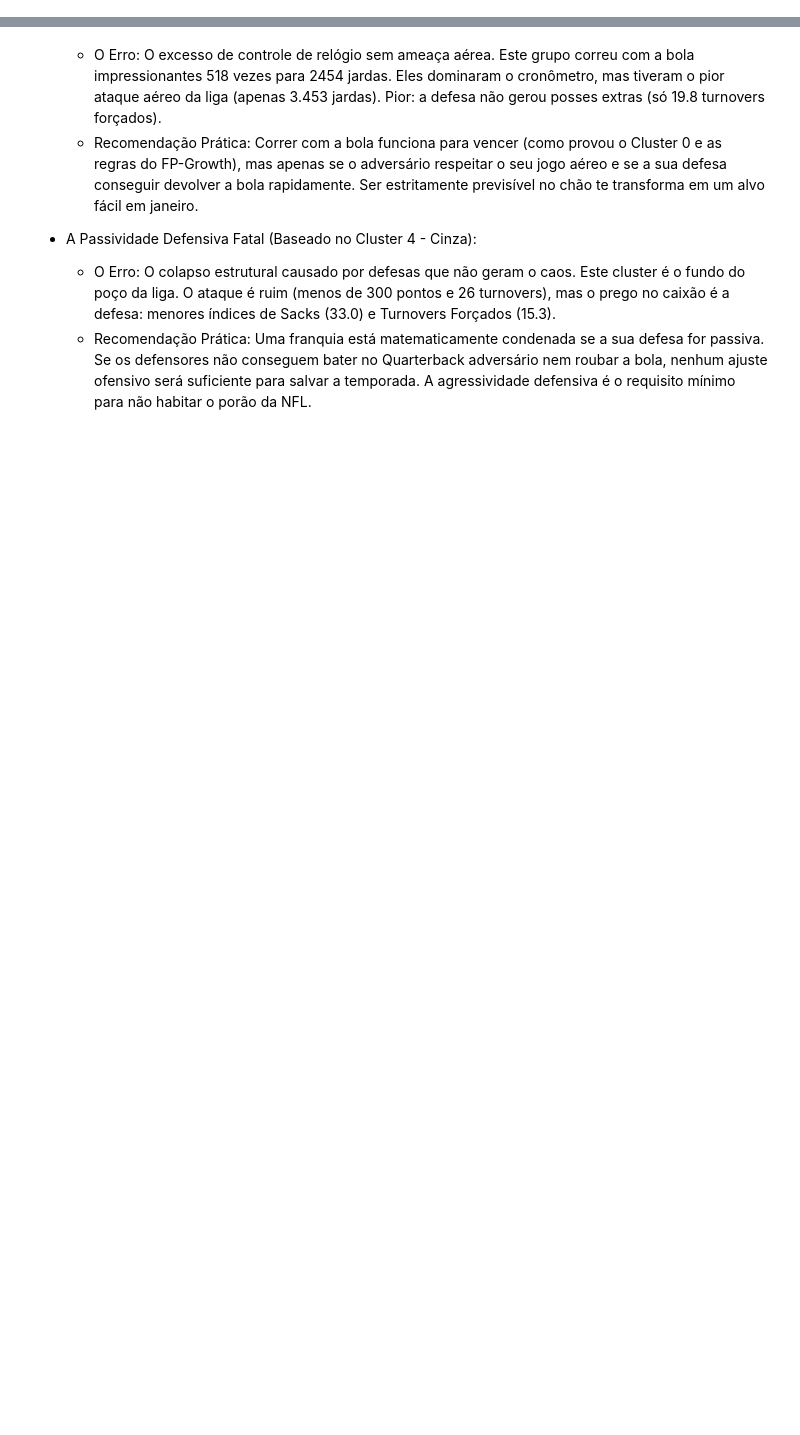
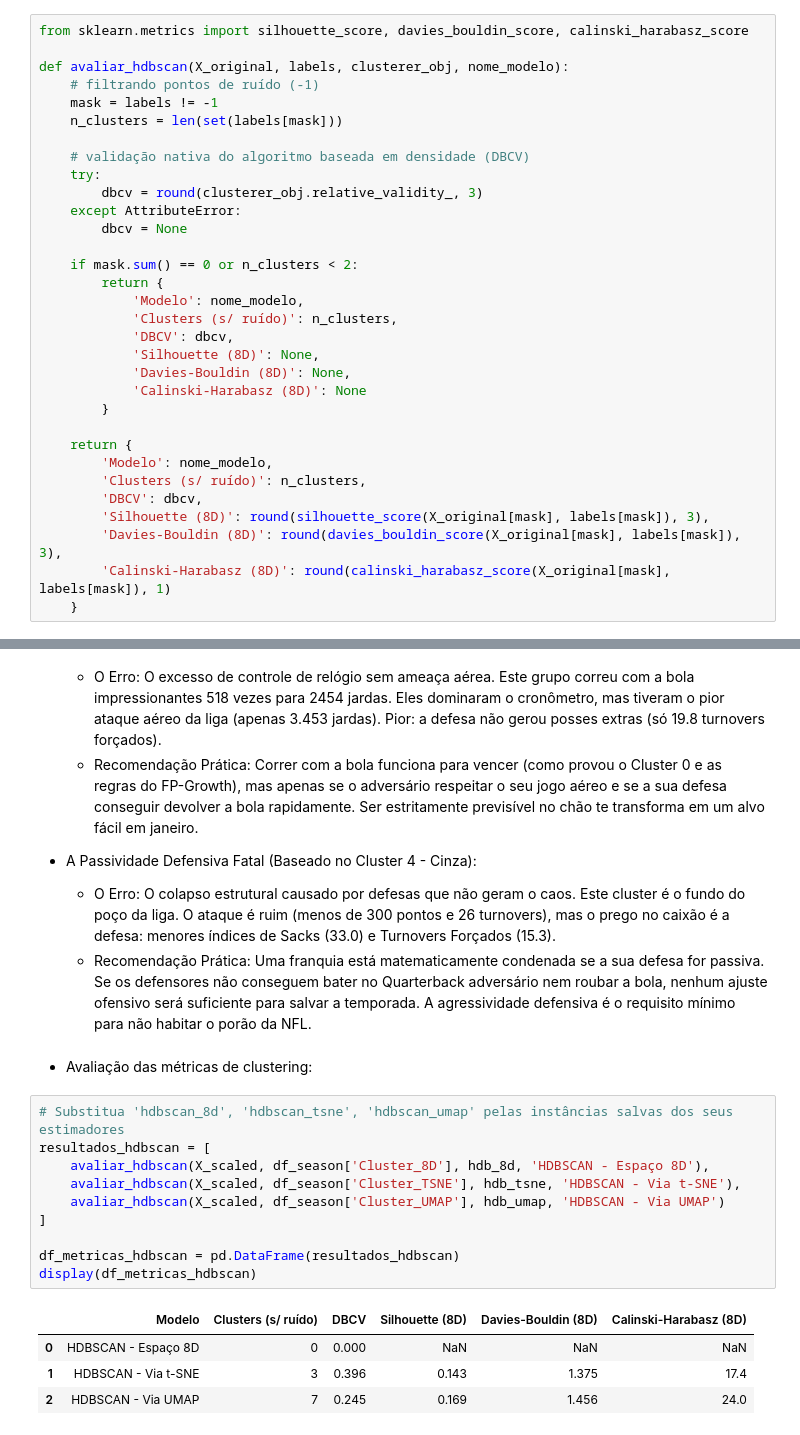
Before and after one commit to BrokenTree-coder/NFL, a Jupyter notebook: mining/clustering/HDBSCAN.ipynb, the cells around one changed output, grey strips where cells are left out. Saved outputs shown, nothing was run; the diff lists cells and outputs as text; blank space fills up the shorter version.

```diff
--- a/mining/clustering/HDBSCAN.ipynb
+++ b/mining/clustering/HDBSCAN.ipynb
@@ -45,3 +55,35 @@ df_season['Cluster_UMAP'] = hdb_umap.fit_predict(X_umap)
+# %%
+from sklearn.metrics import silhouette_score, davies_bouldin_score, calinski_harabasz_score
+
+def avaliar_hdbscan(X_original, labels, clusterer_obj, nome_modelo):
+    # filtrando pontos de ruído (-1)
+    mask = labels != -1
+    n_clusters = len(set(labels[mask]))
+
+    # validação nativa do algoritmo baseada em densidade (DBCV)
+    try:
+        dbcv = round(clusterer_obj.relative_validity_, 3)
+    except AttributeError:
+        dbcv = None
+
+    if mask.sum() == 0 or n_clusters < 2:
+        return {
+            'Modelo': nome_modelo,
+            'Clusters (s/ ruído)': n_clusters,
+            'DBCV': dbcv,
+            'Silhouette (8D)': None,
+            'Davies-Bouldin (8D)': None,
+            'Calinski-Harabasz (8D)': None
+        }
+
+    return {
+        'Modelo': nome_modelo,
+        'Clusters (s/ ruído)': n_clusters,
+        'DBCV': dbcv,
+        'Silhouette (8D)': round(silhouette_score(X_original[mask], labels[mask]), 3),
+        'Davies-Bouldin (8D)': round(davies_bouldin_score(X_original[mask], labels[mask]), 3),
+        'Calinski-Harabasz (8D)': round(calinski_harabasz_score(X_original[mask], labels[mask]), 1)
+    }
 # %%
 # visualização:
 
@@ -235,3 +277,20 @@ Buscando trazer algum insight baseando-se nessa análise, como o caminho para a
 - A Passividade Defensiva Fatal (Baseado no Cluster 4 - Cinza):
     - O Erro: O colapso estrutural causado por defesas que não geram o caos. Este cluster é o fundo do poço da liga. O ataque é ruim (menos de 300 pontos e 26 turnovers), mas o prego no caixão é a defesa: menores índices de Sacks (33.0) e Turnovers Forçados (15.3).
     - Recomendação Prática: Uma franquia está matematicamente condenada se a sua defesa for passiva. Se os defensores não conseguem bater no Quarterback adversário nem roubar a bola, nenhum ajuste ofensivo será suficiente para salvar a temporada. A agressividade defensiva é o requisito mínimo para não habitar o porão da NFL.
+# %% [markdown]
+- Avaliação das métricas de clustering:
+# %%
+# Substitua 'hdbscan_8d', 'hdbscan_tsne', 'hdbscan_umap' pelas instâncias salvas dos seus estimadores
+resultados_hdbscan = [
+    avaliar_hdbscan(X_scaled, df_season['Cluster_8D'], hdb_8d, 'HDBSCAN - Espaço 8D'),
+    avaliar_hdbscan(X_scaled, df_season['Cluster_TSNE'], hdb_tsne, 'HDBSCAN - Via t-SNE'),
+    avaliar_hdbscan(X_scaled, df_season['Cluster_UMAP'], hdb_umap, 'HDBSCAN - Via UMAP')
+]
+
+df_metricas_hdbscan = pd.DataFrame(resultados_hdbscan)
+display(df_metricas_hdbscan)
+# %% [output]
+|  | Modelo | Clusters (s/ ruído) | DBCV | Silhouette (8D) | Davies-Bouldin (8D) | Calinski-Harabasz (8D) |
+| 0 | HDBSCAN - Espaço 8D | 0 | 0.000 | NaN | NaN | NaN |
+| 1 | HDBSCAN - Via t-SNE | 3 | 0.396 | 0.143 | 1.375 | 17.4 |
+| 2 | HDBSCAN - Via UMAP | 7 | 0.245 | 0.169 | 1.456 | 24.0 |
```
Also changed, not shown: parts of 4 cells of this notebook, 1 other file.
